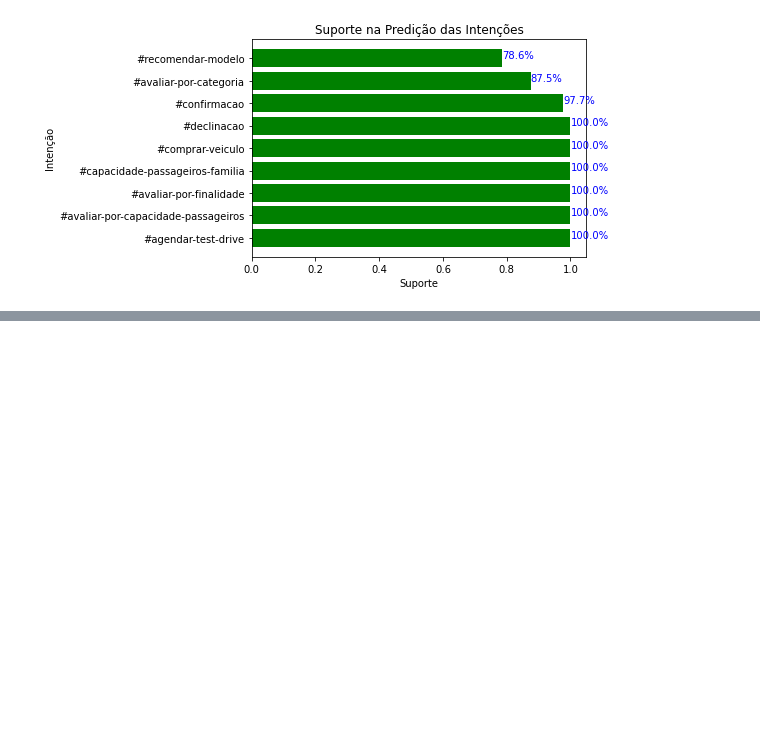
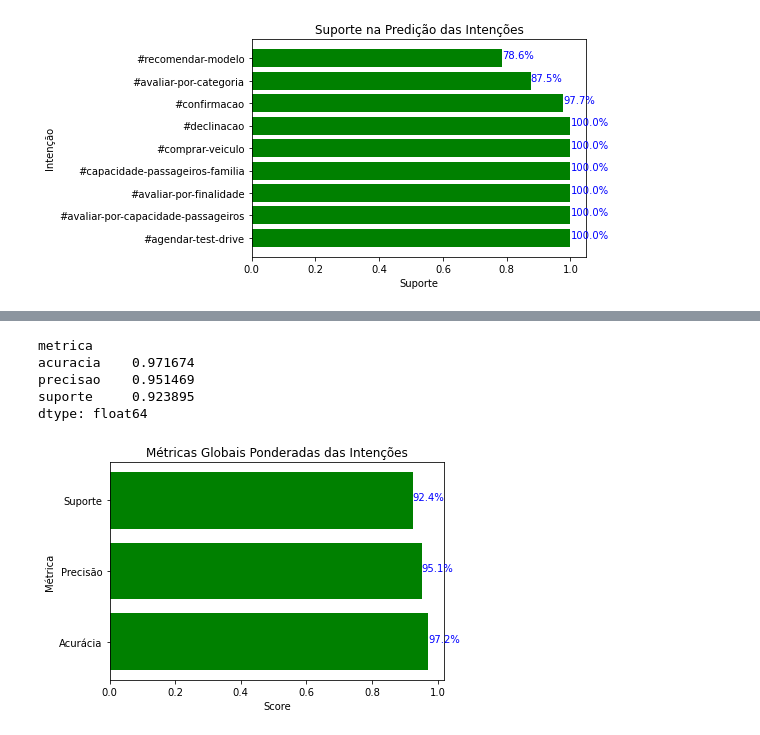
Before and after one commit to RafaelSchubert/furb-data-science-chatbot, a Jupyter notebook: analise/analise-desempenho.ipynb, the cells around one changed output, grey strips where cells are left out. Cells and saved outputs as stored; diff of their text form; code cells hidden in the pictures; blank space fills up the shorter version.

Commit message:
Apresentar métricas globais das intenções.

```diff
--- a/analise/analise-desempenho.ipynb
+++ b/analise/analise-desempenho.ipynb
@@ -593,0 +602,14 @@ plt.show()
+# %%
+def obter_metricas_classe(classe: str, matriz_confusao: pd.DataFrame) -> Tuple[float, float, float]:
+    return (obter_acuracia_classe(classe, matriz_confusao),
+            obter_precisao_classe(classe, matriz_confusao),
+            obter_suporte_classe(classe, matriz_confusao))
+
+metricas_intencoes = pd.DataFrame(
+    data=[obter_metricas_classe(intencao, matriz_confusao_intencoes)
+          for intencao in matriz_confusao_intencoes.index],
+    index=pd.Index(matriz_confusao_intencoes.index, name='intencao'),
+    columns=pd.Index(['acuracia', 'precisao', 'suporte'], name='metrica')
+)
+
+metricas_intencoes
@@ -593,0 +628,6 @@ plt.show()
+# %%
+frequencia_intencoes = matriz_confusao_intencoes.sum(axis=1)
+total_intencoes = frequencia_intencoes.sum()
+frequencia_intencoes = frequencia_intencoes / total_intencoes
+
+frequencia_intencoes
@@ -593,0 +646,30 @@ plt.show()
+# %%
+# Média harmônica ponderada: soma(peso) / soma(peso_i / X_i)
+metricas_globais_intencoes = (frequencia_intencoes.sum() /
+                              (1 / metricas_intencoes).mul(frequencia_intencoes, axis=0).sum(axis=0))
+
+metricas_globais_intencoes
+# %% [output]
+metrica
+acuracia    0.971674
+precisao    0.951469
+suporte     0.923895
+dtype: float64
+# %%
+plt.barh(
+    list(metricas_globais_intencoes.index),
+    list(metricas_globais_intencoes.values),
+    tick_label=['Acurácia', 'Precisão', 'Suporte'],
+    color='green'
+)
+plt.title('Métricas Globais Ponderadas das Intenções')
+plt.xlabel('Score')
+plt.ylabel('Métrica')
+
+for k in metricas_globais_intencoes.index:
+    v = metricas_globais_intencoes.loc[k]
+    plt.annotate(f'{v:.1%}', (v, k), color='blue')
+
+plt.show()
+# %% [output]
+[figure, added]
```
Also changed, not shown: parts of 3 cells of this notebook.
